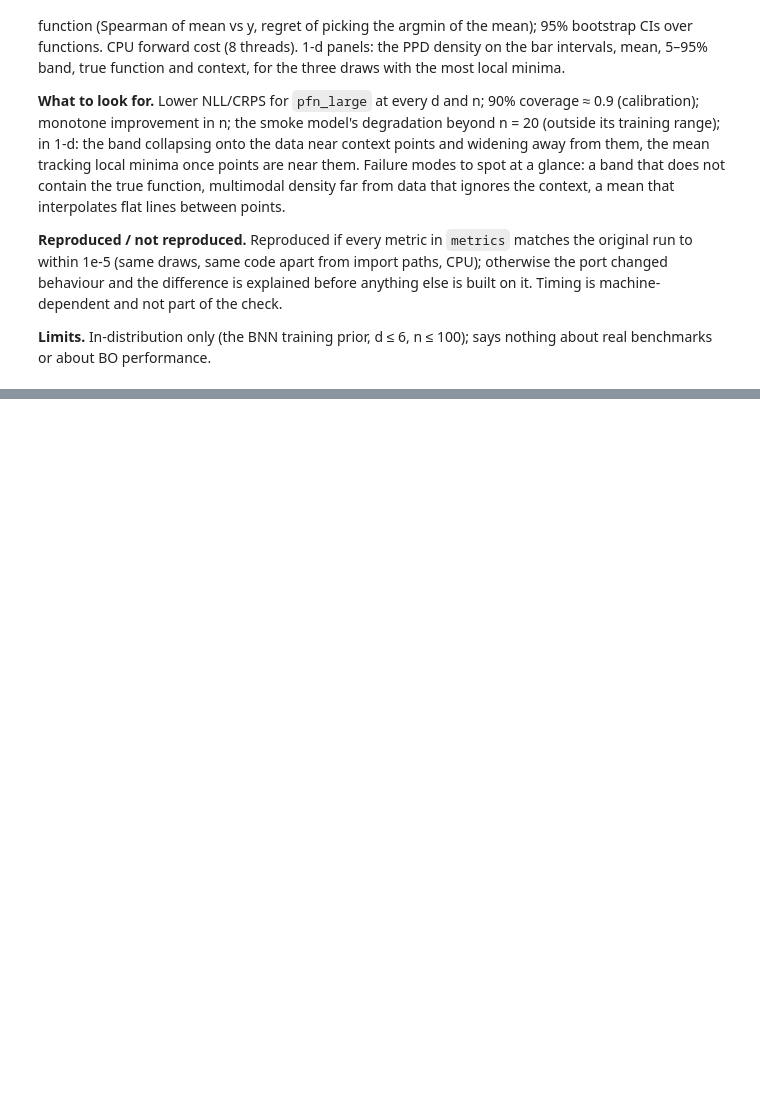
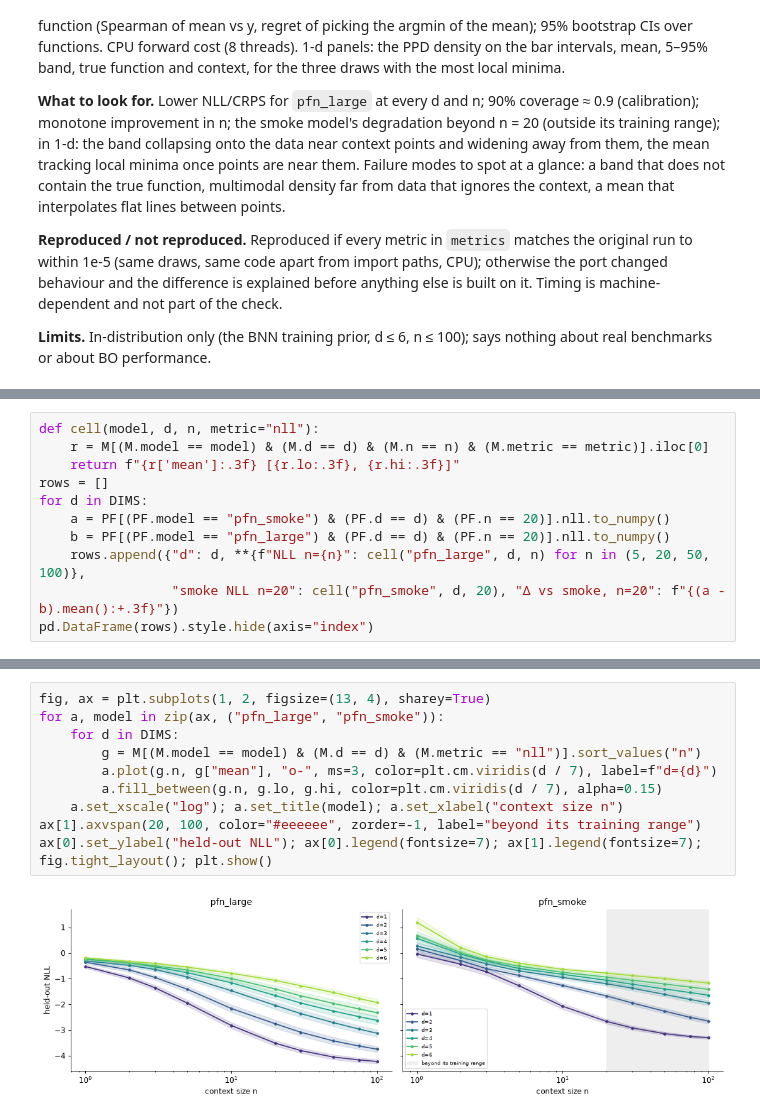
Before and after one commit to timruhkopf/pfn-repro, a Jupyter notebook: notebooks/03_2026-10-21_eval_pfn_large.ipynb, the cells around one changed output, grey strips where cells are left out. Drawn from its saved outputs; the diff is of its cells as text; blank space fills up the shorter version.

```diff
--- a/notebooks/03_2026-10-21_eval_pfn_large.ipynb
+++ b/notebooks/03_2026-10-21_eval_pfn_large.ipynb
@@ -47,0 +174,11 @@ The GO / NO-GO criterion from the description, evaluated, in one line. Record it
+# %%
+def cell(model, d, n, metric="nll"):
+    r = M[(M.model == model) & (M.d == d) & (M.n == n) & (M.metric == metric)].iloc[0]
+    return f"{r['mean']:.3f} [{r.lo:.3f}, {r.hi:.3f}]"
+rows = []
+for d in DIMS:
+    a = PF[(PF.model == "pfn_smoke") & (PF.d == d) & (PF.n == 20)].nll.to_numpy()
+    b = PF[(PF.model == "pfn_large") & (PF.d == d) & (PF.n == 20)].nll.to_numpy()
+    rows.append({"d": d, **{f"NLL n={n}": cell("pfn_large", d, n) for n in (5, 20, 50, 100)},
+                 "smoke NLL n=20": cell("pfn_smoke", d, 20), "Δ vs smoke, n=20": f"{(a - b).mean():+.3f}"})
+pd.DataFrame(rows).style.hide(axis="index")
@@ -47,0 +193,12 @@ The GO / NO-GO criterion from the description, evaluated, in one line. Record it
+# %%
+fig, ax = plt.subplots(1, 2, figsize=(13, 4), sharey=True)
+for a, model in zip(ax, ("pfn_large", "pfn_smoke")):
+    for d in DIMS:
+        g = M[(M.model == model) & (M.d == d) & (M.metric == "nll")].sort_values("n")
+        a.plot(g.n, g["mean"], "o-", ms=3, color=plt.cm.viridis(d / 7), label=f"d={d}")
+        a.fill_between(g.n, g.lo, g.hi, color=plt.cm.viridis(d / 7), alpha=0.15)
+    a.set_xscale("log"); a.set_title(model); a.set_xlabel("context size n")
+ax[1].axvspan(20, 100, color="#eeeeee", zorder=-1, label="beyond its training range")
+ax[0].set_ylabel("held-out NLL"); ax[0].legend(fontsize=7); ax[1].legend(fontsize=7); fig.tight_layout(); plt.show()
+# %% [output]
+[figure, added]
```
Also changed, not shown: parts of 15 cells of this notebook, 58 other files.
